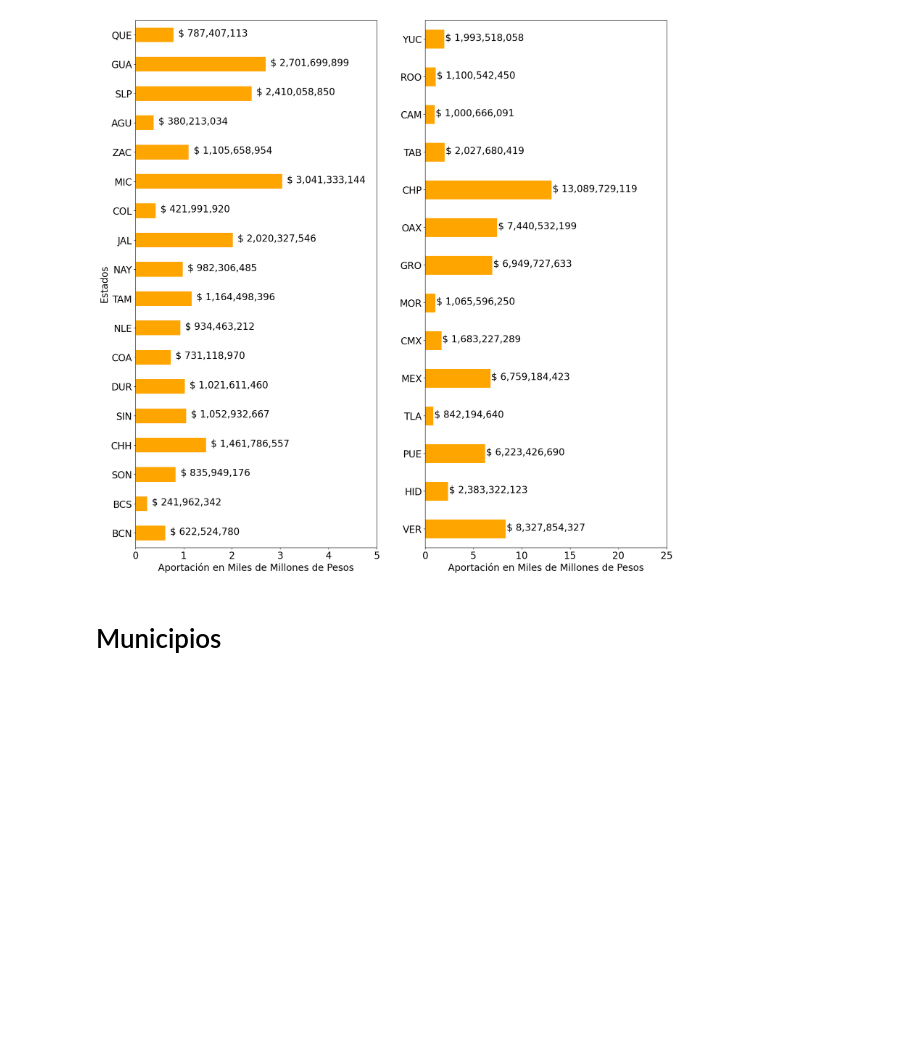
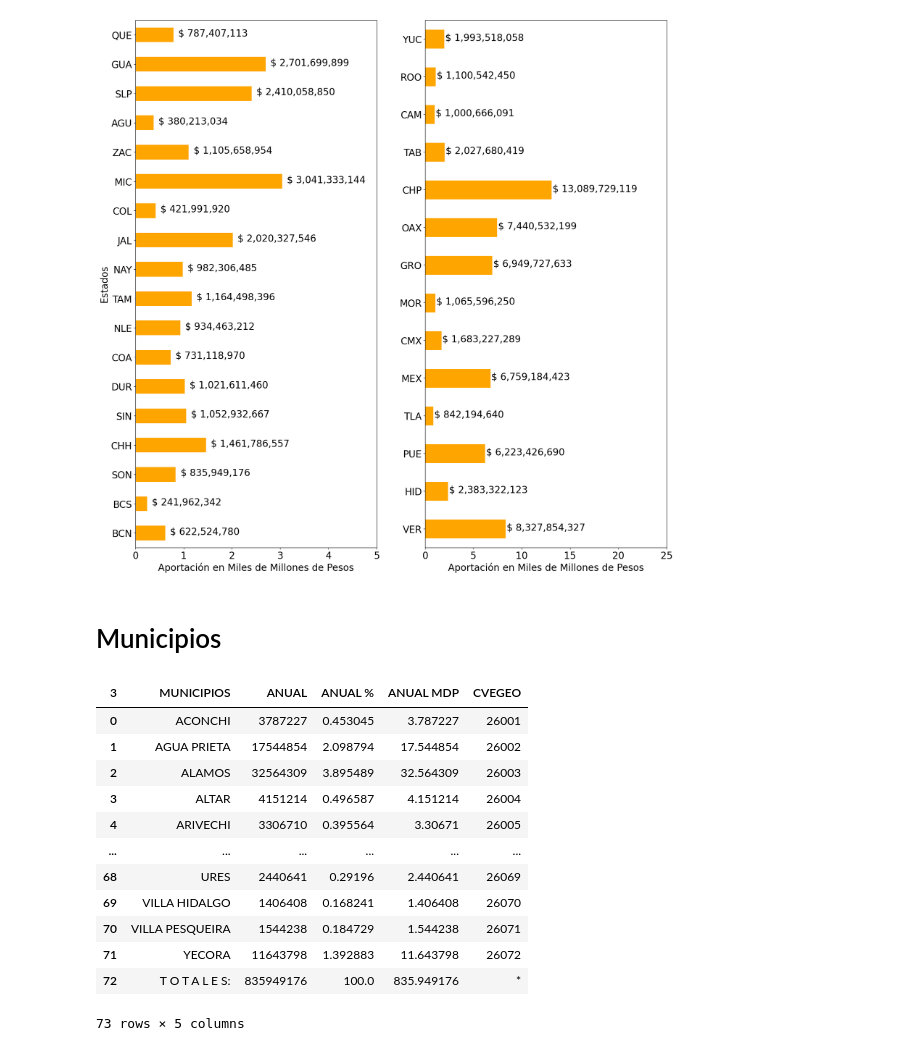
Before and after one commit to Dust1920/SIM26, a Jupyter notebook: transform/articulo_revista.ipynb, the cells around one changed output. Saved outputs shown, nothing was run; the diff lists cells and outputs as text; code cells hidden in the pictures; blank space fills up the shorter version.

```diff
--- a/transform/articulo_revista.ipynb
+++ b/transform/articulo_revista.ipynb
@@ -427,15 +429,30 @@ for n, p in enumerate(ax[1].patches):
 # %%
 fis_mun = data['Hoja5']
 fis_mun = fis_mun.iloc[3:-1,1:]
 fis_mun.columns = fis_mun.iloc[0,:]
 fis_mun = fis_mun.iloc[1:,]
 fis_mun.reset_index(drop=True,inplace=True)
 mun_t = fis_mun.iloc[-1,1]
 fis_mun['ANUAL %'] = fis_mun['ANUAL'] / mun_t * 100
 fis_mun_data = fis_mun[['MUNICIPIOS','ANUAL','ANUAL %']].copy()
 fis_mun_data['ANUAL MDP'] = fis_mun_data['ANUAL'] / 1e6
 cvegeo_mun = [str(26001 + i) for i in range(72)]
 fis_mun_data['CVEGEO']  = cvegeo_mun + ['*']
+fis_mun_data
+# %% [output]
+| 3 | MUNICIPIOS | ANUAL | ANUAL % | ANUAL MDP | CVEGEO |
+| 0 | ACONCHI | 3787227 | 0.453045 | 3.787227 | 26001 |
+| 1 | AGUA PRIETA | 17544854 | 2.098794 | 17.544854 | 26002 |
+| 2 | ALAMOS | 32564309 | 3.895489 | 32.564309 | 26003 |
+| 3 | ALTAR | 4151214 | 0.496587 | 4.151214 | 26004 |
+| 4 | ARIVECHI | 3306710 | 0.395564 | 3.30671 | 26005 |
+| ... | ... | ... | ... | ... | ... |
+| 68 | URES | 2440641 | 0.29196 | 2.440641 | 26069 |
+| 69 | VILLA HIDALGO | 1406408 | 0.168241 | 1.406408 | 26070 |
+| 70 | VILLA PESQUEIRA | 1544238 | 0.184729 | 1.544238 | 26071 |
+| 71 | YECORA | 11643798 | 1.392883 | 11.643798 | 26072 |
+| 72 | T O T A L E S: | 835949176 | 100.0 | 835.949176 | * |
+73 rows × 5 columns
 # %%
 muni = pd.read_excel('..\\databases\\absolute.xlsx')
 munici = list(muni['Unnamed: 0'])
```
Also changed, not shown: parts of 6 cells of this notebook, 2 other files.
